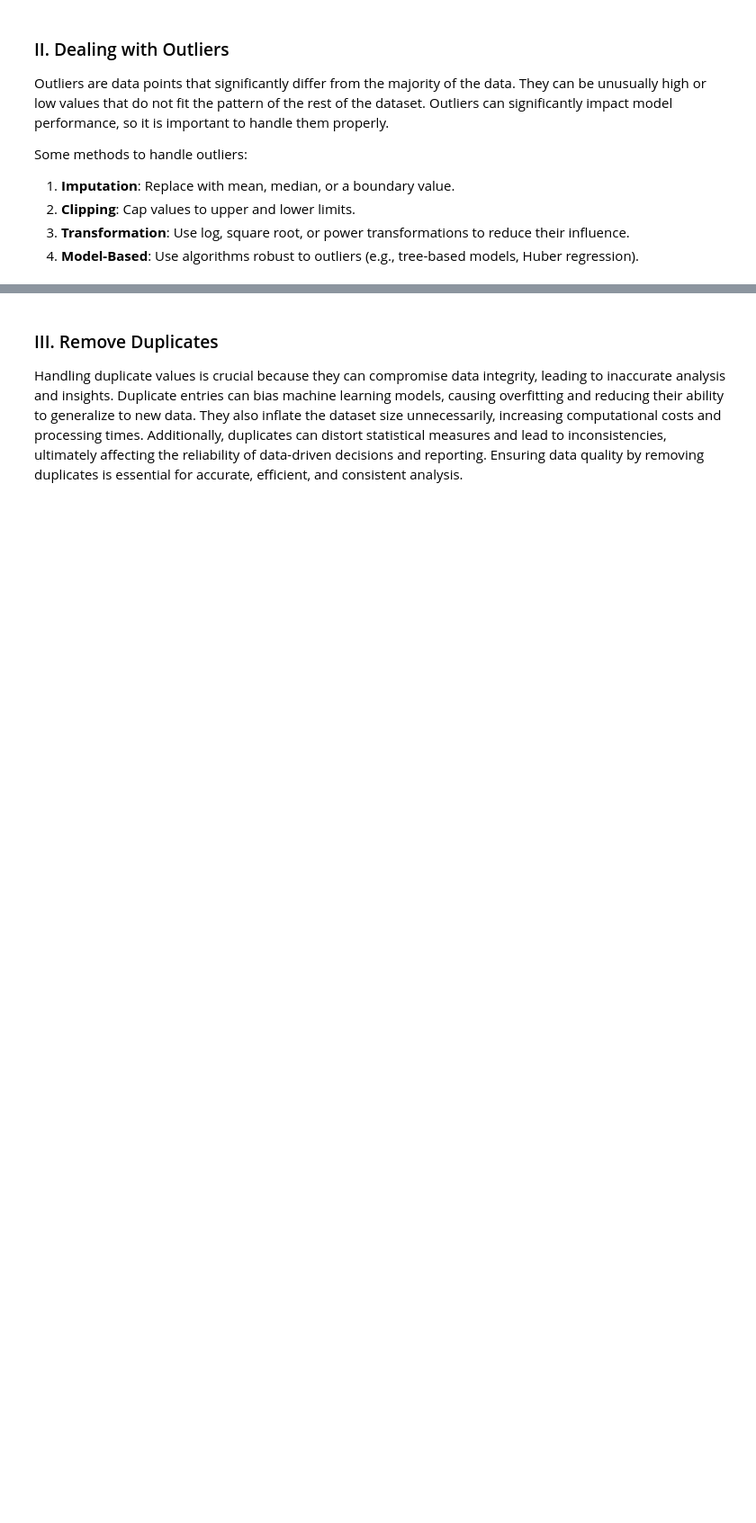
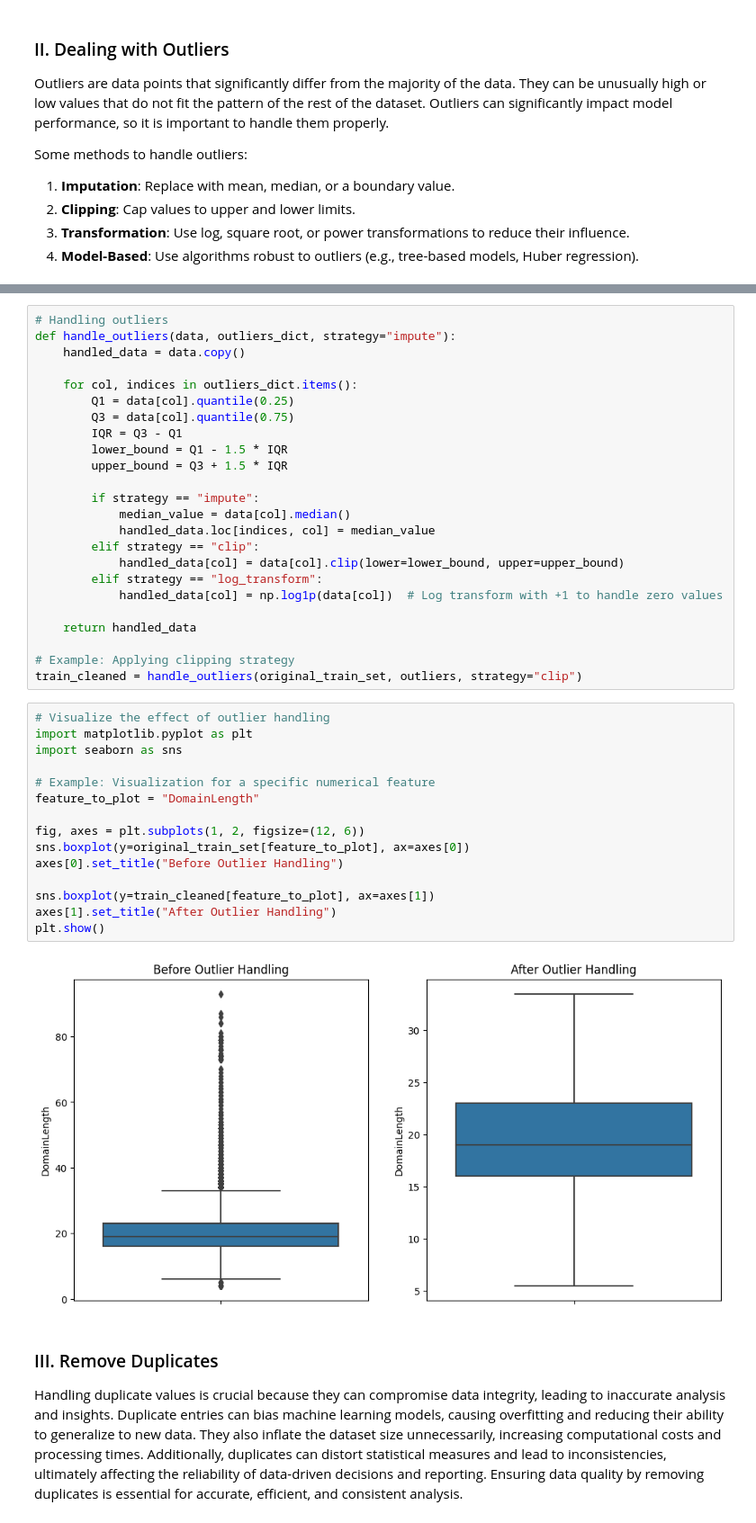
Before and after one commit to k3rlyn/Tubes2-Dasar-AI, a Jupyter notebook: Tubes2_18222002_18222031_18222090_18222099.ipynb, the cells around one changed output, grey strips where cells are left out. Shown: that part at 90% size. Cells and saved outputs as stored; diff of their text form; blank space fills up the shorter version.

```diff
--- a/Tubes2_18222002_18222031_18222090_18222099.ipynb
+++ b/Tubes2_18222002_18222031_18222090_18222099.ipynb
@@ -364,3 +409,44 @@ Some methods to handle outliers:
+# %%
+# Handling outliers
+def handle_outliers(data, outliers_dict, strategy="impute"):
+    handled_data = data.copy()
+
+    for col, indices in outliers_dict.items():
+        Q1 = data[col].quantile(0.25)
+        Q3 = data[col].quantile(0.75)
+        IQR = Q3 - Q1
+        lower_bound = Q1 - 1.5 * IQR
+        upper_bound = Q3 + 1.5 * IQR
+
+        if strategy == "impute":
+            median_value = data[col].median()
+            handled_data.loc[indices, col] = median_value
+        elif strategy == "clip":
+            handled_data[col] = data[col].clip(lower=lower_bound, upper=upper_bound)
+        elif strategy == "log_transform":
+            handled_data[col] = np.log1p(data[col])  # Log transform with +1 to handle zero values
+
+    return handled_data
+
+# Example: Applying clipping strategy
+train_cleaned = handle_outliers(original_train_set, outliers, strategy="clip")
+# %%
+# Visualize the effect of outlier handling
+import matplotlib.pyplot as plt
+import seaborn as sns
+
+# Example: Visualization for a specific numerical feature
+feature_to_plot = "DomainLength"
+
+fig, axes = plt.subplots(1, 2, figsize=(12, 6))
+sns.boxplot(y=original_train_set[feature_to_plot], ax=axes[0])
+axes[0].set_title("Before Outlier Handling")
+
+sns.boxplot(y=train_cleaned[feature_to_plot], ax=axes[1])
+axes[1].set_title("After Outlier Handling")
+plt.show()
+# %% [output]
+[figure, added]
 # %% [markdown]
 ### III. Remove Duplicates
 Handling duplicate values is crucial because they can compromise data integrity, leading to inaccurate analysis and insights. Duplicate entries can bias machine learning models, causing overfitting and reducing their ability to generalize to new data. They also inflate the dataset size unnecessarily, increasing computational costs and processing times. Additionally, duplicates can distort statistical measures and lead to inconsistencies, ultimately affecting the reliability of data-driven decisions and reporting. Ensuring data quality by removing duplicates is essential for accurate, efficient, and consistent analysis.
```
Also changed, not shown: parts of 14 cells of this notebook.
